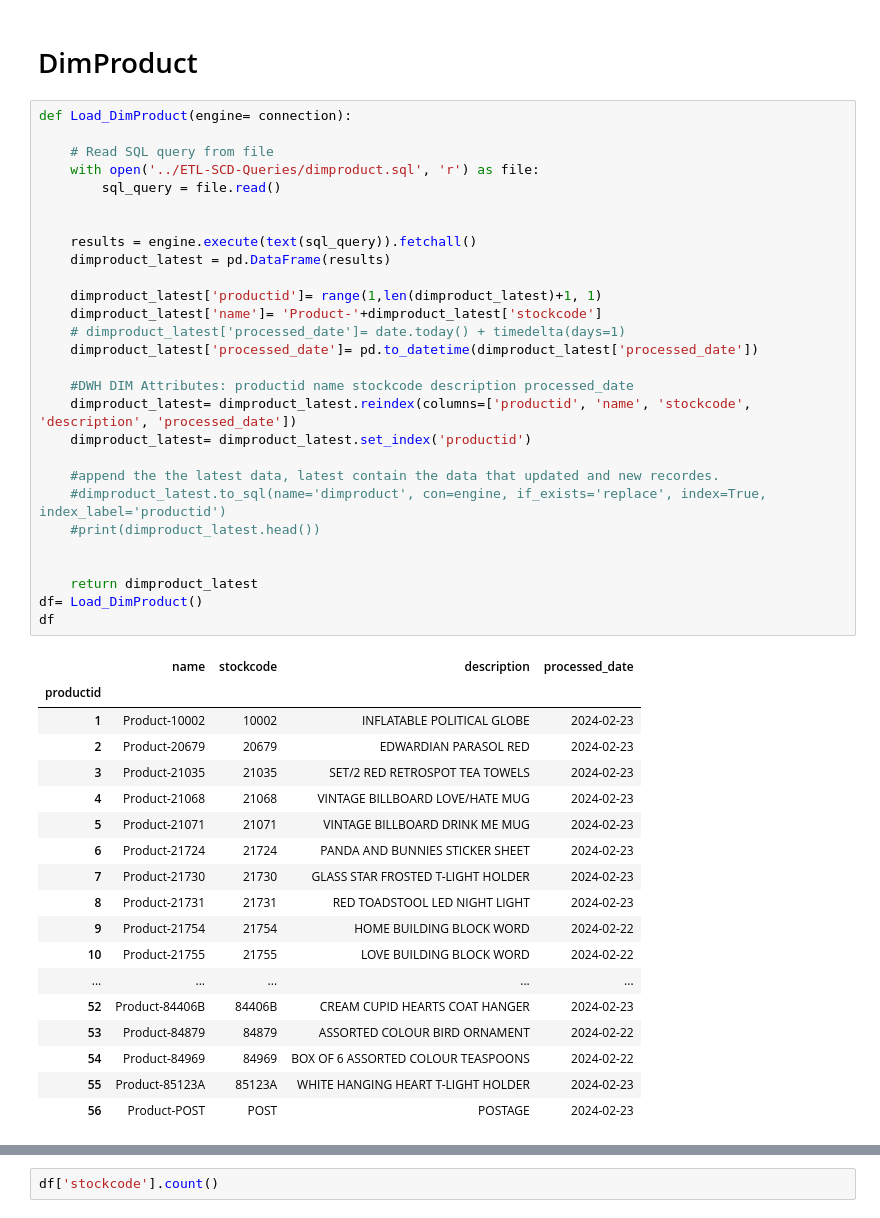
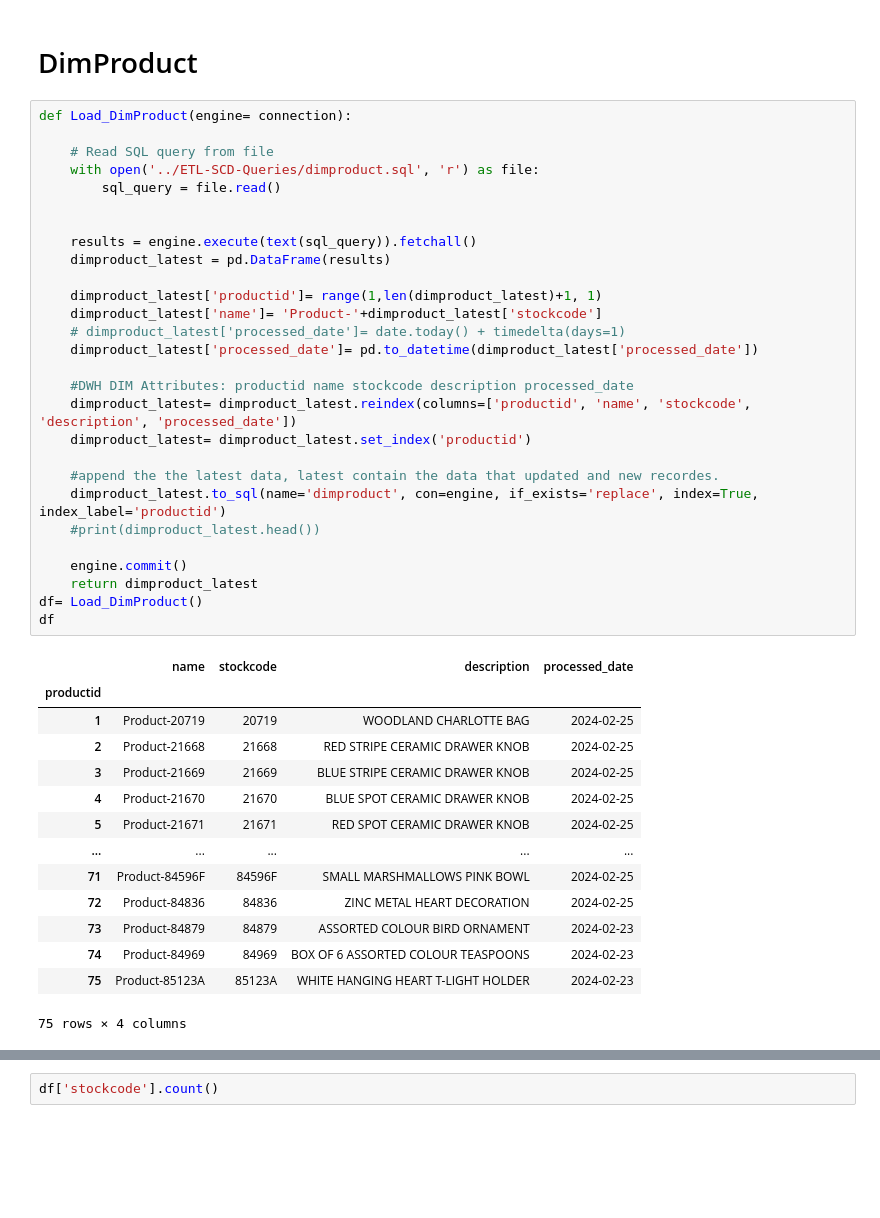
Before and after one commit to Mouhamed-Jinja/Python-Airflow-Postgres-Docker-DWH, a Jupyter notebook: Notebooks/ETL.ipynb, the cells around one changed output, grey strips where cells are left out. Saved outputs shown, nothing was run; the diff lists cells and outputs as text; blank space fills up the shorter version.

```diff
--- a/Notebooks/ETL.ipynb
+++ b/Notebooks/ETL.ipynb
@@ -25,47 +25,43 @@ engine, connection = write_connection('postgres', 'postgres', 'localhost', 5432,
 # %%
 def Load_DimProduct(engine= connection):
 
     # Read SQL query from file
     with open('../ETL-SCD-Queries/dimproduct.sql', 'r') as file:
         sql_query = file.read()
 
 
     results = engine.execute(text(sql_query)).fetchall()
     dimproduct_latest = pd.DataFrame(results)
 
     dimproduct_latest['productid']= range(1,len(dimproduct_latest)+1, 1)
     dimproduct_latest['name']= 'Product-'+dimproduct_latest['stockcode']
     # dimproduct_latest['processed_date']= date.today() + timedelta(days=1)
     dimproduct_latest['processed_date']= pd.to_datetime(dimproduct_latest['processed_date'])
 
     #DWH DIM Attributes: productid name stockcode description processed_date
     dimproduct_latest= dimproduct_latest.reindex(columns=['productid', 'name', 'stockcode', 'description', 'processed_date'])
     dimproduct_latest= dimproduct_latest.set_index('productid')
 
     #append the the latest data, latest contain the data that updated and new recordes.
-    #dimproduct_latest.to_sql(name='dimproduct', con=engine, if_exists='replace', index=True, index_label='productid')
+    dimproduct_latest.to_sql(name='dimproduct', con=engine, if_exists='replace', index=True, index_label='productid')
     #print(dimproduct_latest.head())
 
-
+    engine.commit()
     return dimproduct_latest
 df= Load_DimProduct()
 df
 # %% [output]
 |  | name | stockcode | description | processed_date |
 | productid |  |  |  |  |
-| 1 | Product-10002 | 10002 | INFLATABLE POLITICAL GLOBE | 2024-02-23 |
-| 2 | Product-20679 | 20679 | EDWARDIAN PARASOL RED | 2024-02-23 |
-| 3 | Product-21035 | 21035 | SET/2 RED RETROSPOT TEA TOWELS | 2024-02-23 |
-| 4 | Product-21068 | 21068 | VINTAGE BILLBOARD LOVE/HATE MUG | 2024-02-23 |
-| 5 | Product-21071 | 21071 | VINTAGE BILLBOARD DRINK ME MUG | 2024-02-23 |
-| 6 | Product-21724 | 21724 | PANDA AND BUNNIES STICKER SHEET | 2024-02-23 |
-| 7 | Product-21730 | 21730 | GLASS STAR FROSTED T-LIGHT HOLDER | 2024-02-23 |
-| 8 | Product-21731 | 21731 | RED TOADSTOOL LED NIGHT LIGHT | 2024-02-23 |
-| 9 | Product-21754 | 21754 | HOME BUILDING BLOCK WORD | 2024-02-22 |
-| 10 | Product-21755 | 21755 | LOVE BUILDING BLOCK WORD | 2024-02-22 |
+| 1 | Product-20719 | 20719 | WOODLAND CHARLOTTE BAG | 2024-02-25 |
+| 2 | Product-21668 | 21668 | RED STRIPE CERAMIC DRAWER KNOB | 2024-02-25 |
+| 3 | Product-21669 | 21669 | BLUE STRIPE CERAMIC DRAWER KNOB | 2024-02-25 |
+| 4 | Product-21670 | 21670 | BLUE SPOT CERAMIC DRAWER KNOB | 2024-02-25 |
+| 5 | Product-21671 | 21671 | RED SPOT CERAMIC DRAWER KNOB | 2024-02-25 |
 | ... | ... | ... | ... | ... |
-| 52 | Product-84406B | 84406B | CREAM CUPID HEARTS COAT HANGER | 2024-02-23 |
-| 53 | Product-84879 | 84879 | ASSORTED COLOUR BIRD ORNAMENT | 2024-02-22 |
-| 54 | Product-84969 | 84969 | BOX OF 6 ASSORTED COLOUR TEASPOONS | 2024-02-22 |
-| 55 | Product-85123A | 85123A | WHITE HANGING HEART T-LIGHT HOLDER | 2024-02-23 |
-| 56 | Product-POST | POST | POSTAGE | 2024-02-23 |
+| 71 | Product-84596F | 84596F | SMALL MARSHMALLOWS PINK BOWL | 2024-02-25 |
+| 72 | Product-84836 | 84836 | ZINC METAL HEART DECORATION | 2024-02-25 |
+| 73 | Product-84879 | 84879 | ASSORTED COLOUR BIRD ORNAMENT | 2024-02-23 |
+| 74 | Product-84969 | 84969 | BOX OF 6 ASSORTED COLOUR TEASPOONS | 2024-02-23 |
+| 75 | Product-85123A | 85123A | WHITE HANGING HEART T-LIGHT HOLDER | 2024-02-23 |
+75 rows × 4 columns
```
Also changed, not shown: parts of 3 cells of this notebook, 9 other files.
